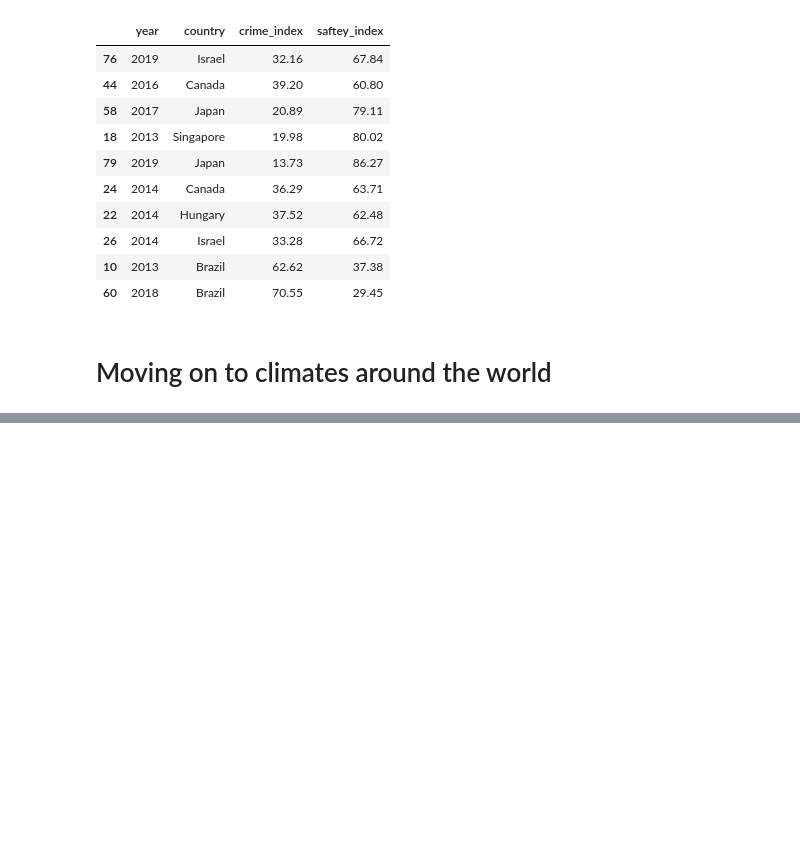
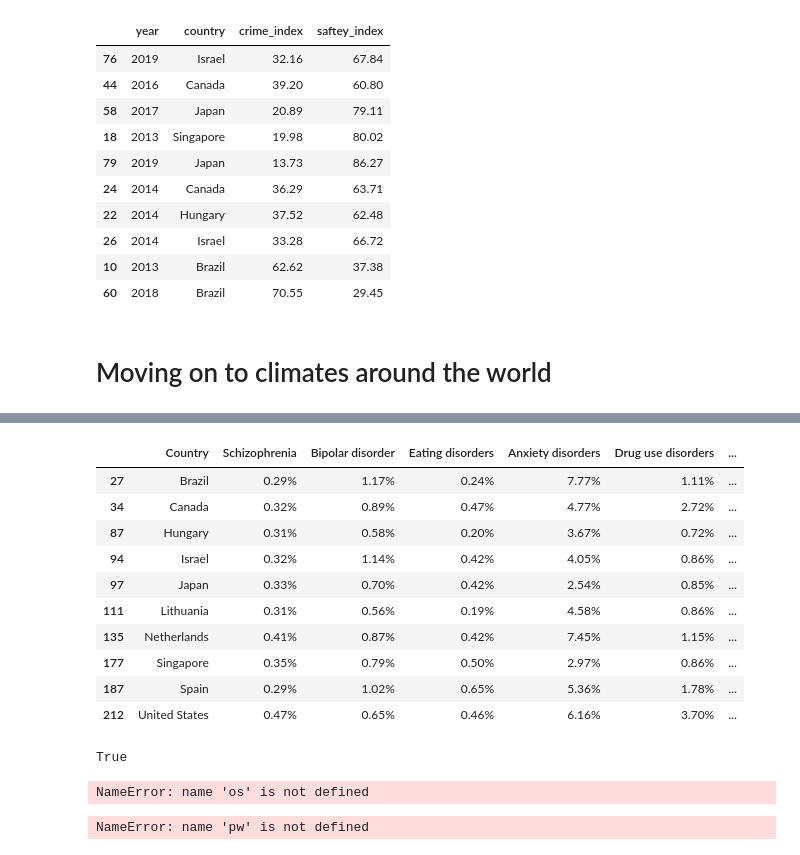
Before and after one commit to Hfarouk99/Suicide-Rate-Analysis, a Jupyter notebook: EDA.ipynb, the cells around one changed output, grey strips where cells are left out. Cells and saved outputs as stored; diff of their text form; code cells hidden in the pictures; blank space fills up the shorter version.

```diff
--- a/EDA.ipynb
+++ b/EDA.ipynb
@@ -1410,0 +1433,25 @@ crimein.to_csv("crimeindex2012-2019.csv", index=False)
+# %%
+health = health[(health.Country == "United States")
+          | (health.Country == "Canada")
+          | (health.Country == "Netherlands")
+          | (health.Country == "Hungary")
+          | (health.Country == "Lithuania")
+          | (health.Country == "Brazil")
+          | (health.Country == "Spain")
+          | (health.Country == "Israel")
+          | (health.Country == "Japan")
+          | (health.Country == "Singapore")]
+# %%
+health
+# %% [output]
+|  | Country | Schizophrenia | Bipolar disorder | Eating disorders | Anxiety disorders | Drug use disorders | ... |
+| 27 | Brazil | 0.29% | 1.17% | 0.24% | 7.77% | 1.11% | ... |
+| 34 | Canada | 0.32% | 0.89% | 0.47% | 4.77% | 2.72% | ... |
+| 87 | Hungary | 0.31% | 0.58% | 0.20% | 3.67% | 0.72% | ... |
+| 94 | Israel | 0.32% | 1.14% | 0.42% | 4.05% | 0.86% | ... |
+| 97 | Japan | 0.33% | 0.70% | 0.42% | 2.54% | 0.85% | ... |
+| 111 | Lithuania | 0.31% | 0.56% | 0.19% | 4.58% | 0.86% | ... |
+| 135 | Netherlands | 0.41% | 0.87% | 0.42% | 7.45% | 1.15% | ... |
+| 177 | Singapore | 0.35% | 0.79% | 0.50% | 2.97% | 0.86% | ... |
+| 187 | Spain | 0.29% | 1.02% | 0.65% | 5.36% | 1.78% | ... |
+| 212 | United States | 0.47% | 0.65% | 0.46% | 6.16% | 3.70% | ... |
@@ -1410,0 +1460,8 @@ crimein.to_csv("crimeindex2012-2019.csv", index=False)
+# %%
+load_dotenv()
+# %% [output]
+True
+# %%
+pw = os.getenv("sql_pw")
+# %% [output]
+NameError: name 'os' is not defined
@@ -1410,0 +1470,4 @@ crimein.to_csv("crimeindex2012-2019.csv", index=False)
+# %%
+connectionData = f"mysql+pymysql://root:{pw}@localhost/{db}"
+# %% [output]
+NameError: name 'pw' is not defined
```
Also changed, not shown: parts of 7 cells of this notebook, 2 other files.
